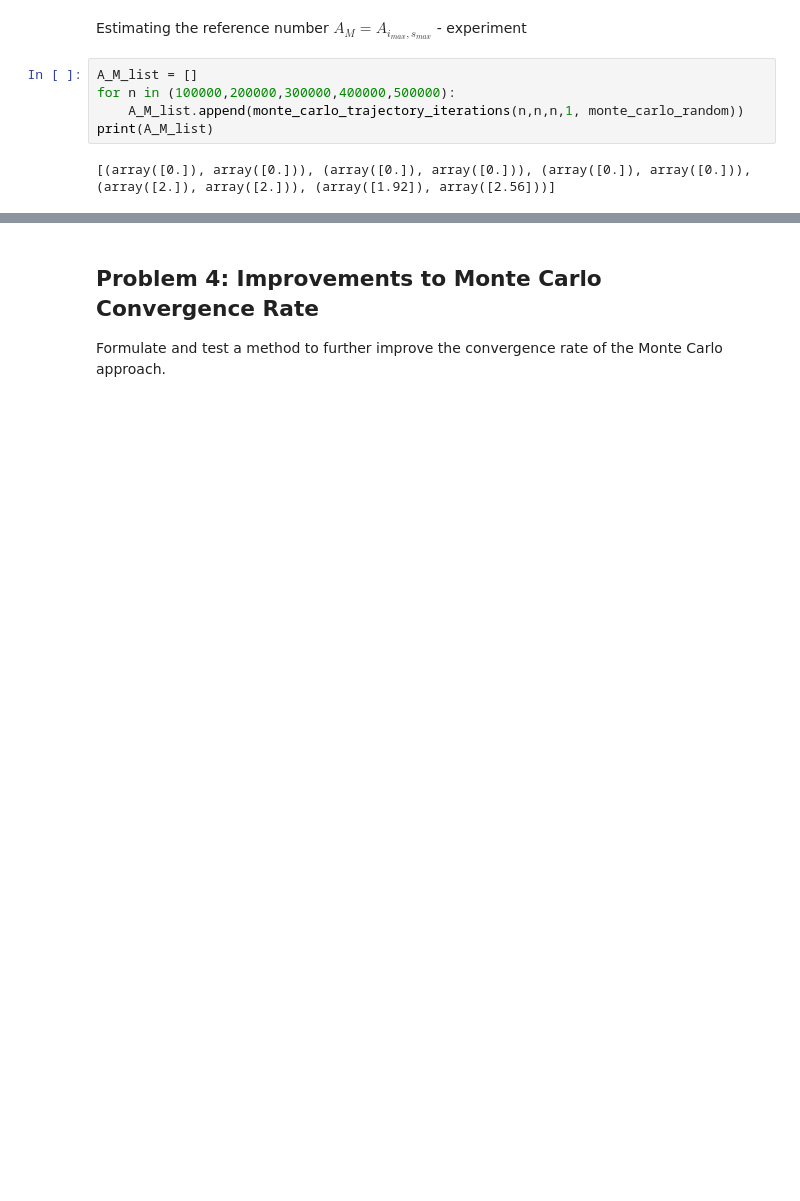
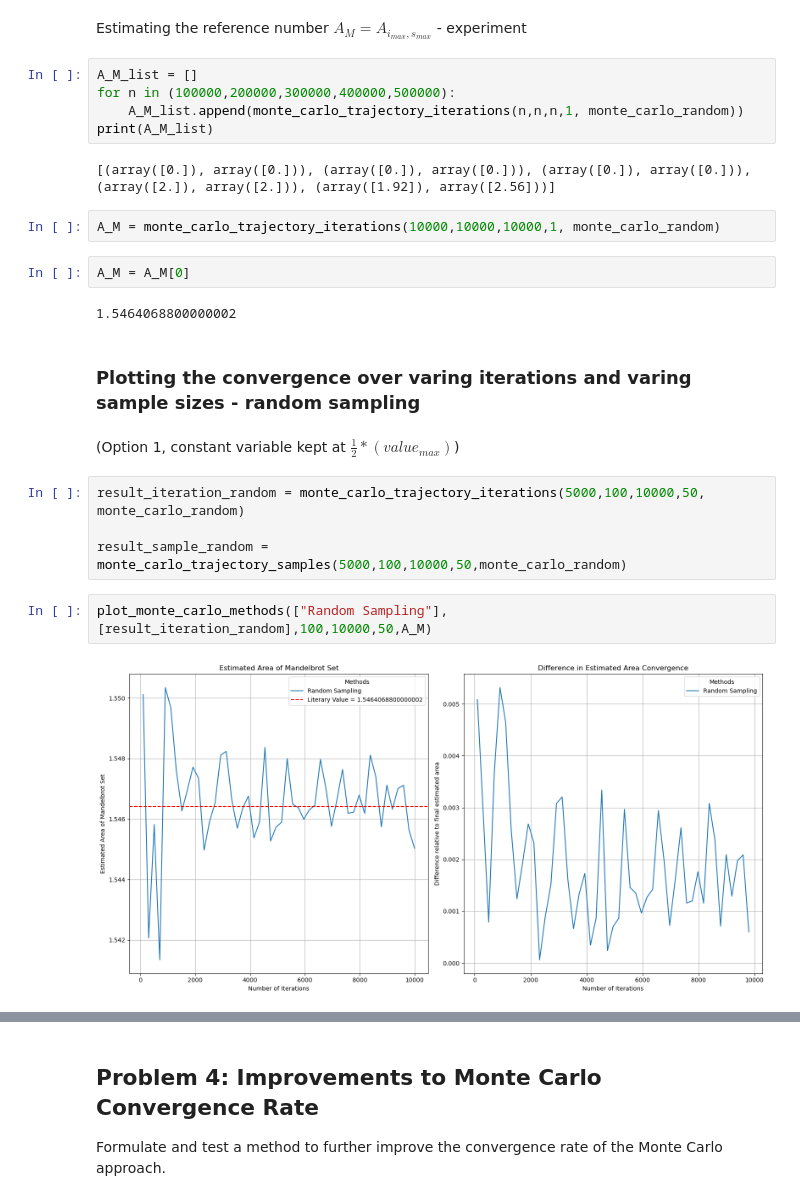
Before and after one commit to shaniasinha/stochastic-sim-a1, a Jupyter notebook: code.ipynb, the cells around one changed output, grey strips where cells are left out. Cells and saved outputs as stored; diff of their text form; blank space fills up the shorter version.

Commit message:
(1) Additional small changes in the implemented functions (2) plotting results for problem 2 and 3 (random sampling, orthogonal hypercube)

```diff
--- a/code.ipynb
+++ b/code.ipynb
@@ -677,3 +658,21 @@ for n in (100000,200000,300000,400000,500000):
 print(A_M_list)
 # %% [output]
 [(array([0.]), array([0.])), (array([0.]), array([0.])), (array([0.]), array([0.])), (array([2.]), array([2.])), (array([1.92]), array([2.56]))]
+# %%
+A_M = monte_carlo_trajectory_iterations(10000,10000,10000,1, monte_carlo_random)
+# %%
+A_M = A_M[0]
+# %% [output]
+1.5464068800000002
+# %% [markdown]
+### Plotting the convergence over varing iterations and varing sample sizes - random sampling
+# %% [markdown]
+(Option 1, constant variable kept at $\frac{1}{2} * (value_{max})$)
+# %%
+result_iteration_random = monte_carlo_trajectory_iterations(5000,100,10000,50, monte_carlo_random)
+
+result_sample_random = monte_carlo_trajectory_samples(5000,100,10000,50,monte_carlo_random)
+# %%
+plot_monte_carlo_methods(["Random Sampling"],[result_iteration_random],100,10000,50,A_M)
+# %% [output]
+[figure, added]
```
Also changed, not shown: parts of 23 cells of this notebook.
